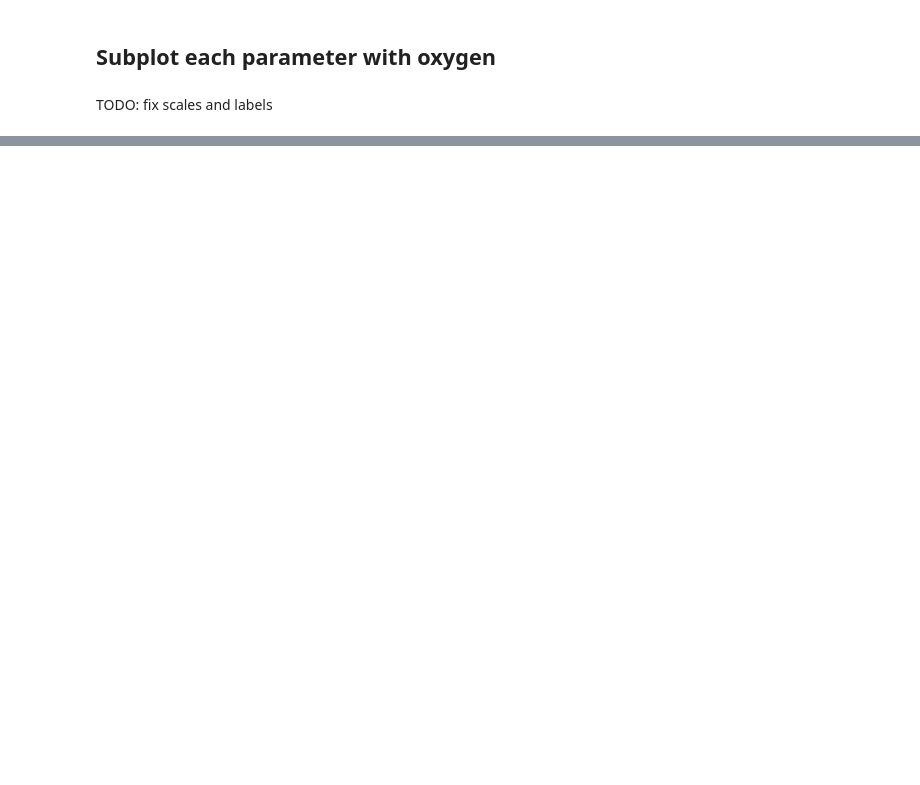
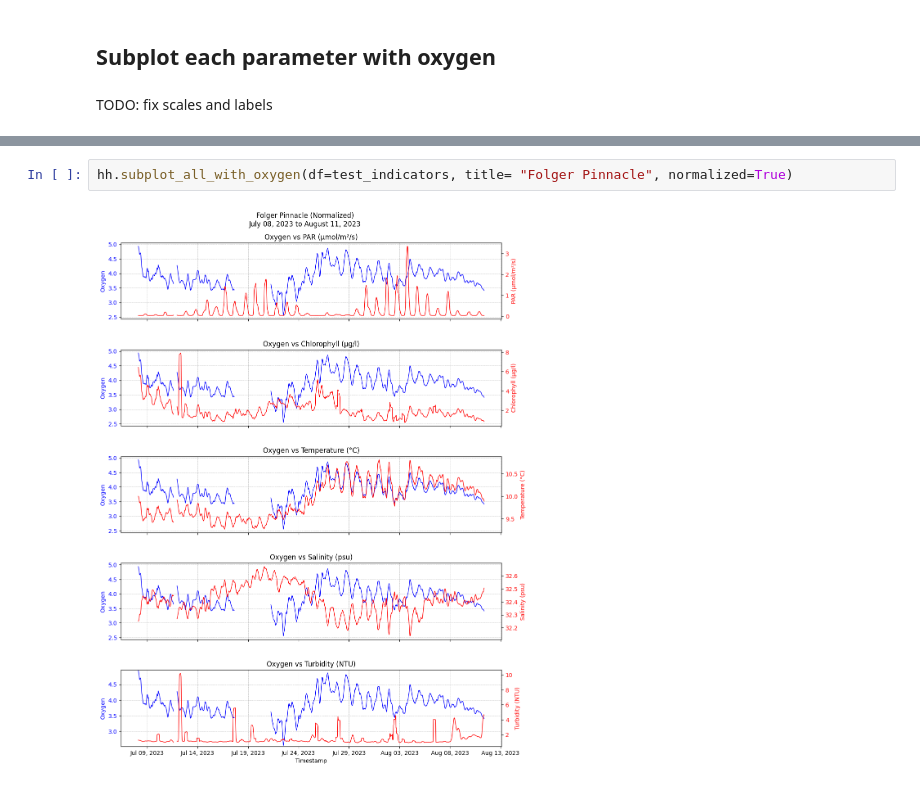
Before and after one commit to g-bertozzi/ONC-notebooks, a Jupyter notebook: deepnote/folger_pinnacle_hypoxic.ipynb, the cells around one changed output, grey strips where cells are left out. Cells and saved outputs as stored; diff of their text form; blank space fills up the shorter version.

```diff
--- a/deepnote/folger_pinnacle_hypoxic.ipynb
+++ b/deepnote/folger_pinnacle_hypoxic.ipynb
@@ -89,0 +84,4 @@ Created in <span style='font-weight:600;margin-left:4px;'>Deepnote</span></a>
+# %%
+hh.subplot_all_with_oxygen(df=test_indicators, title= "Folger Pinnacle", normalized=True)
+# %% [output]
+[figure, added]
```
Also changed, not shown: parts of 5 cells of this notebook, 1 other file.
